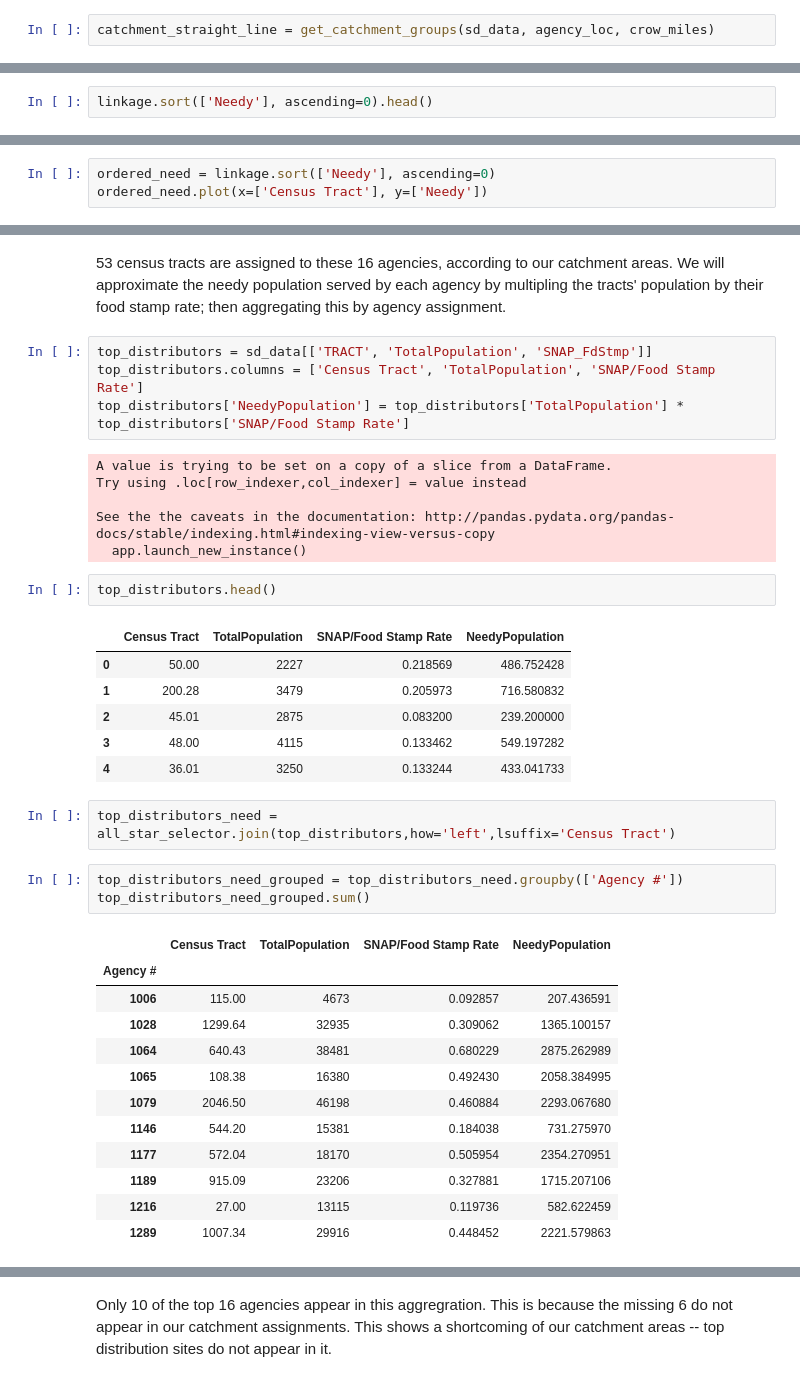
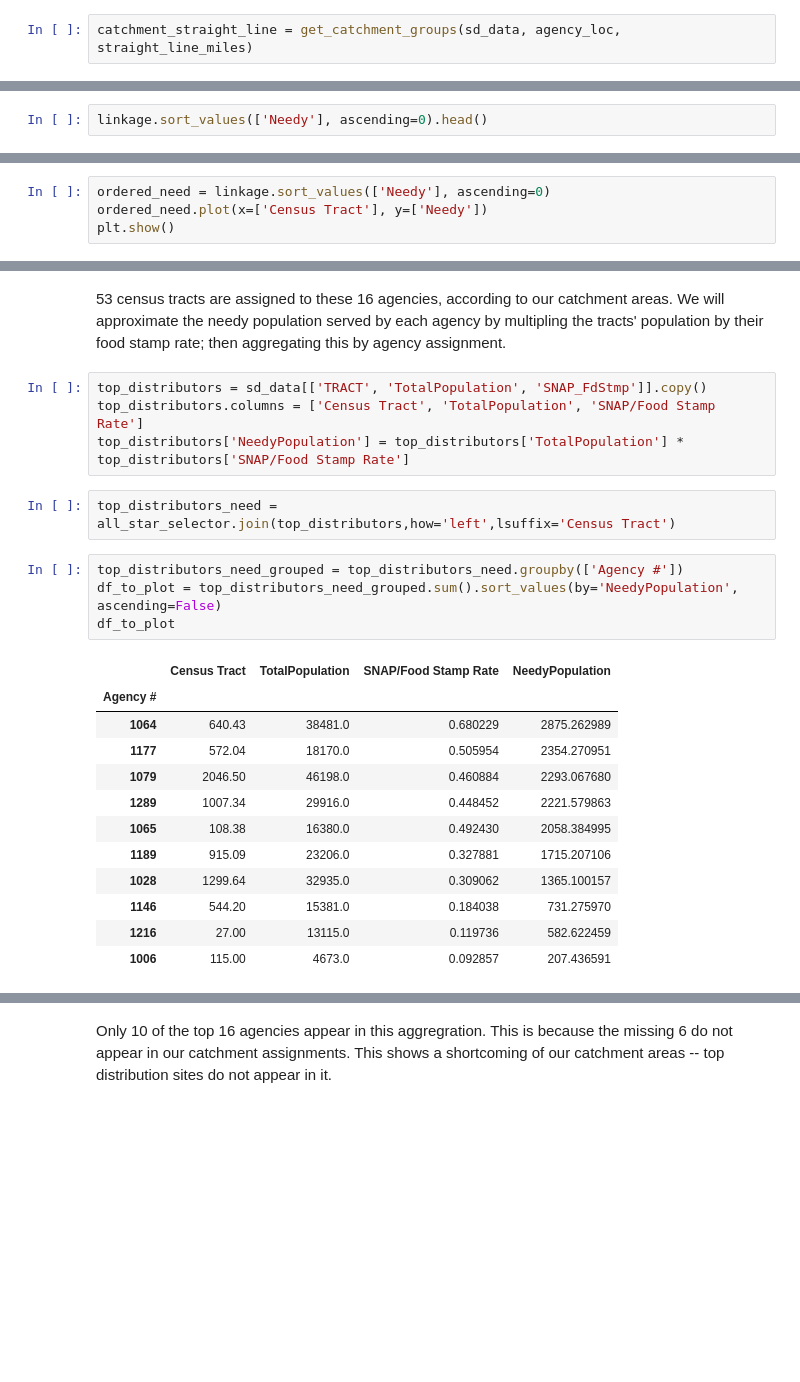
Before and after one commit to jenfs/ipython-notebooks, a Jupyter notebook: foodInsecurity/Catchment Areas.ipynb, the cells around one changed output, grey strips where cells are left out. Cells and saved outputs as stored; diff of their text form; blank space fills up the shorter version.

Commit message:
improved introduction, updated to pandas 0.18

```diff
--- a/foodInsecurity/Catchment Areas.ipynb
+++ b/foodInsecurity/Catchment Areas.ipynb
@@ -84,4 +89,4 @@ def crow_miles(pt1, pt2):
     return vincenty(pt1, pt2).miles
 # %%
-catchment_straight_line = get_catchment_groups(sd_data, agency_loc, crow_miles)
+catchment_straight_line = get_catchment_groups(sd_data, agency_loc, straight_line_miles)
 # %%
@@ -138,6 +140,6 @@ We have 624 census tracts, but not all of these are needy. We will focus on the
 # %%
 linkage['Needy'] = linkage['SNAP/Food Stamp Rate'] * linkage['Food Desert Rate']
 # %%
-linkage.sort(['Needy'], ascending=0).head()
+linkage.sort_values(['Needy'], ascending=0).head()
 # %% [output]
 |  | Census Tract | Agency # | Agency Name | SNAP/Food Stamp Rate | Food Desert Rate | Single Mother Rate | ... |
@@ -149,6 +151,7 @@ linkage.sort(['Needy'], ascending=0).head()
 # %% [markdown]
 The top three "neediest" are all adjacent and in El Cajon. See http://www.usa.com/CA073015901.html , http://www.usa.com/CA073015802.html and http://www.usa.com/CA073015801.html. Let's see how quickly the 'neediness' drops off.
 # %%
-ordered_need = linkage.sort(['Needy'], ascending=0)
+ordered_need = linkage.sort_values(['Needy'], ascending=0)
 ordered_need.plot(x=['Census Tract'], y=['Needy'])
+plt.show()
 # %% [output]
@@ -184,39 +188,25 @@ all_star_selector.head()
 # %% [markdown]
 53 census tracts are assigned to these 16 agencies, according to our catchment areas. We will approximate the needy population served by each agency by multipling the tracts' population by their food stamp rate; then aggregating this by agency assignment.
 # %%
-top_distributors = sd_data[['TRACT', 'TotalPopulation', 'SNAP_FdStmp']]
+top_distributors = sd_data[['TRACT', 'TotalPopulation', 'SNAP_FdStmp']].copy()
 top_distributors.columns = ['Census Tract', 'TotalPopulation', 'SNAP/Food Stamp Rate']
 top_distributors['NeedyPopulation'] = top_distributors['TotalPopulation'] * top_distributors['SNAP/Food Stamp Rate']
-# %% [output]
-A value is trying to be set on a copy of a slice from a DataFrame.
-Try using .loc[row_indexer,col_indexer] = value instead
-
-See the the caveats in the documentation: http://pandas.pydata.org/pandas-docs/stable/indexing.html#indexing-view-versus-copy
-  app.launch_new_instance()
-# %%
-top_distributors.head()
-# %% [output]
-|  | Census Tract | TotalPopulation | SNAP/Food Stamp Rate | NeedyPopulation |
-| 0 | 50.00 | 2227 | 0.218569 | 486.752428 |
-| 1 | 200.28 | 3479 | 0.205973 | 716.580832 |
-| 2 | 45.01 | 2875 | 0.083200 | 239.200000 |
-| 3 | 48.00 | 4115 | 0.133462 | 549.197282 |
-| 4 | 36.01 | 3250 | 0.133244 | 433.041733 |
 # %%
 top_distributors_need = all_star_selector.join(top_distributors,how='left',lsuffix='Census Tract')
 # %%
 top_distributors_need_grouped = top_distributors_need.groupby(['Agency #'])
-top_distributors_need_grouped.sum()
+df_to_plot = top_distributors_need_grouped.sum().sort_values(by='NeedyPopulation', ascending=False)
+df_to_plot
 # %% [output]
 |  | Census Tract | TotalPopulation | SNAP/Food Stamp Rate | NeedyPopulation |
 | Agency # |  |  |  |  |
-| 1006 | 115.00 | 4673 | 0.092857 | 207.436591 |
-| 1028 | 1299.64 | 32935 | 0.309062 | 1365.100157 |
-| 1064 | 640.43 | 38481 | 0.680229 | 2875.262989 |
-| 1065 | 108.38 | 16380 | 0.492430 | 2058.384995 |
-| 1079 | 2046.50 | 46198 | 0.460884 | 2293.067680 |
-| 1146 | 544.20 | 15381 | 0.184038 | 731.275970 |
-| 1177 | 572.04 | 18170 | 0.505954 | 2354.270951 |
-| 1189 | 915.09 | 23206 | 0.327881 | 1715.207106 |
-| 1216 | 27.00 | 13115 | 0.119736 | 582.622459 |
-| 1289 | 1007.34 | 29916 | 0.448452 | 2221.579863 |
+| 1064 | 640.43 | 38481.0 | 0.680229 | 2875.262989 |
+| 1177 | 572.04 | 18170.0 | 0.505954 | 2354.270951 |
+| 1079 | 2046.50 | 46198.0 | 0.460884 | 2293.067680 |
+| 1289 | 1007.34 | 29916.0 | 0.448452 | 2221.579863 |
+| 1065 | 108.38 | 16380.0 | 0.492430 | 2058.384995 |
+| 1189 | 915.09 | 23206.0 | 0.327881 | 1715.207106 |
+| 1028 | 1299.64 | 32935.0 | 0.309062 | 1365.100157 |
+| 1146 | 544.20 | 15381.0 | 0.184038 | 731.275970 |
+| 1216 | 27.00 | 13115.0 | 0.119736 | 582.622459 |
+| 1006 | 115.00 | 4673.0 | 0.092857 | 207.436591 |
```
Also changed, not shown: parts of 15 cells of this notebook.
